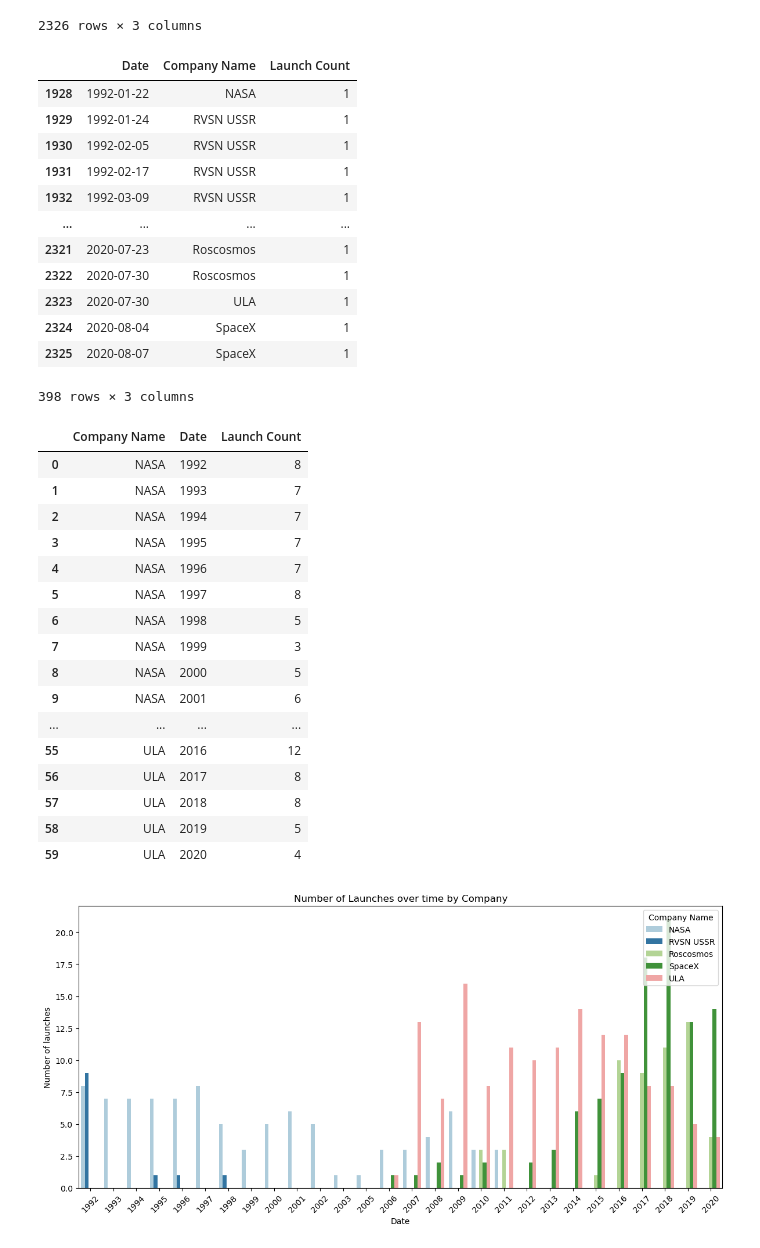
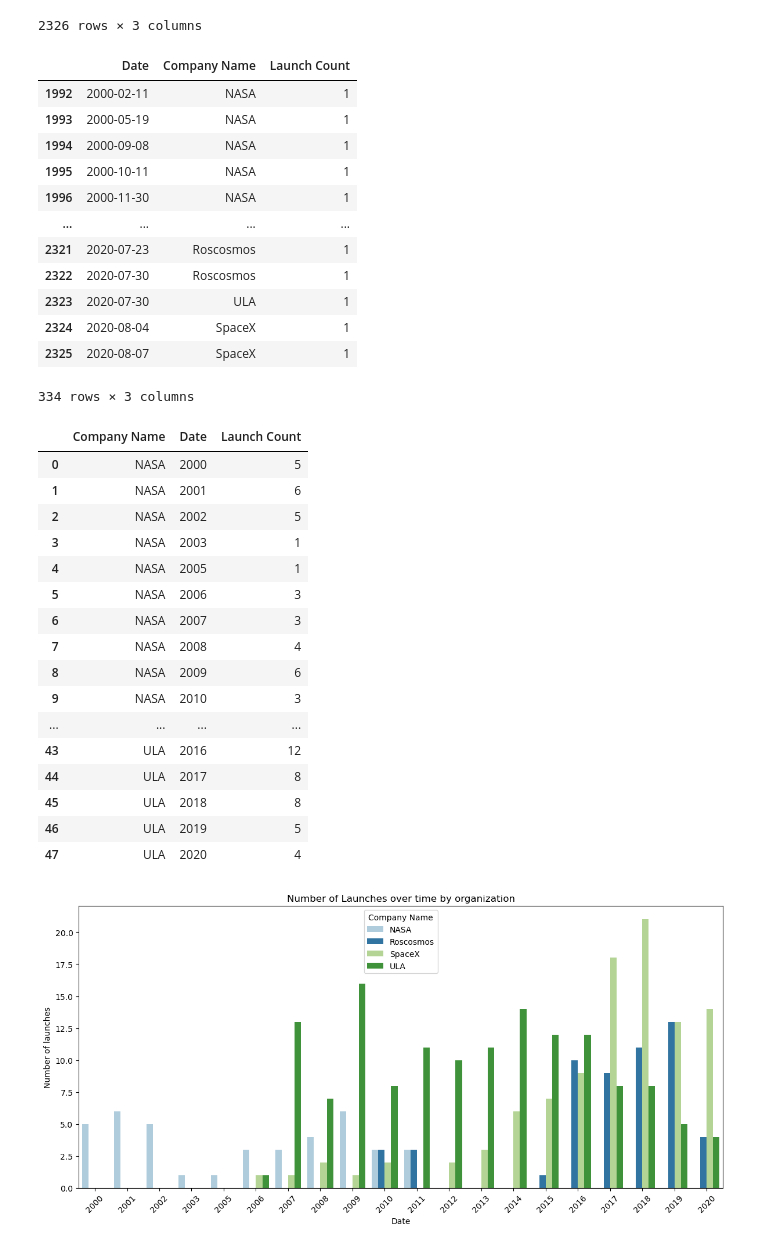
Before and after one commit to ghodgin/space-launch, a Jupyter notebook: launch-exploratory.ipynb, the cells around one changed output. Cells and saved outputs as stored; diff of their text form; code cells hidden in the pictures.

```diff
--- a/launch-exploratory.ipynb
+++ b/launch-exploratory.ipynb
@@ -138,7 +136,7 @@ combined_nasa_spacex
 # %% [markdown]
 This lead to a bit of patriotism on my part. Wanted to combine all the major players that the US had in the game during this timeframe
 # %%
-cutoff_date = pd.to_datetime('1985-01-01') ## Fall of the Soviet Union date
+cutoff_date = pd.to_datetime('2000-01-01') ## Fall of the Soviet Union date
 
 america_rahh_df = combined_nasa_spacex[combined_nasa_spacex['Date'] > cutoff_date]
 america_rahh_df
@@ -283,46 +281,46 @@ comparative_df = updated_launch_counts[updated_launch_counts['Date'] > cutoff_da
 comparative_df
 # %% [output]
 |  | Date | Company Name | Launch Count |
-| 1928 | 1992-01-22 | NASA | 1 |
-| 1929 | 1992-01-24 | RVSN USSR | 1 |
-| 1930 | 1992-02-05 | RVSN USSR | 1 |
-| 1931 | 1992-02-17 | RVSN USSR | 1 |
-| 1932 | 1992-03-09 | RVSN USSR | 1 |
+| 1992 | 2000-02-11 | NASA | 1 |
+| 1993 | 2000-05-19 | NASA | 1 |
+| 1994 | 2000-09-08 | NASA | 1 |
+| 1995 | 2000-10-11 | NASA | 1 |
+| 1996 | 2000-11-30 | NASA | 1 |
 | ... | ... | ... | ... |
 | 2321 | 2020-07-23 | Roscosmos | 1 |
 | 2322 | 2020-07-30 | Roscosmos | 1 |
 | 2323 | 2020-07-30 | ULA | 1 |
 | 2324 | 2020-08-04 | SpaceX | 1 |
 | 2325 | 2020-08-07 | SpaceX | 1 |
-398 rows × 3 columns
+334 rows × 3 columns
 # %%
 updated_groups = comparative_df.groupby(['Company Name', comparative_df['Date'].dt.year])['Launch Count'].sum().reset_index()
 updated_groups
 # %% [output]
 |  | Company Name | Date | Launch Count |
-| 0 | NASA | 1992 | 8 |
-| 1 | NASA | 1993 | 7 |
-| 2 | NASA | 1994 | 7 |
-| 3 | NASA | 1995 | 7 |
-| 4 | NASA | 1996 | 7 |
-| 5 | NASA | 1997 | 8 |
-| 6 | NASA | 1998 | 5 |
-| 7 | NASA | 1999 | 3 |
-| 8 | NASA | 2000 | 5 |
-| 9 | NASA | 2001 | 6 |
+| 0 | NASA | 2000 | 5 |
+| 1 | NASA | 2001 | 6 |
+| 2 | NASA | 2002 | 5 |
+| 3 | NASA | 2003 | 1 |
+| 4 | NASA | 2005 | 1 |
+| 5 | NASA | 2006 | 3 |
+| 6 | NASA | 2007 | 3 |
+| 7 | NASA | 2008 | 4 |
+| 8 | NASA | 2009 | 6 |
+| 9 | NASA | 2010 | 3 |
 | ... | ... | ... | ... |
-| 55 | ULA | 2016 | 12 |
-| 56 | ULA | 2017 | 8 |
-| 57 | ULA | 2018 | 8 |
-| 58 | ULA | 2019 | 5 |
-| 59 | ULA | 2020 | 4 |
+| 43 | ULA | 2016 | 12 |
+| 44 | ULA | 2017 | 8 |
+| 45 | ULA | 2018 | 8 |
+| 46 | ULA | 2019 | 5 |
+| 47 | ULA | 2020 | 4 |
 # %%
 plt.figure(figsize=(12,6))
 sns.barplot(x='Date', y='Launch Count', hue='Company Name', data=updated_groups, palette='Paired')
-plt.title('Number of Launches over time by Company')
+plt.title('Number of Launches over time by organization')
 plt.xlabel('Date')
 plt.ylabel('Number of launches')
 plt.xticks(rotation=45, size=10)
 plt.tight_layout()
 # %% [output]
-[figure, old version]
+[figure, new version]
```
Also changed, not shown: parts of 15 cells of this notebook, 3 other files.
